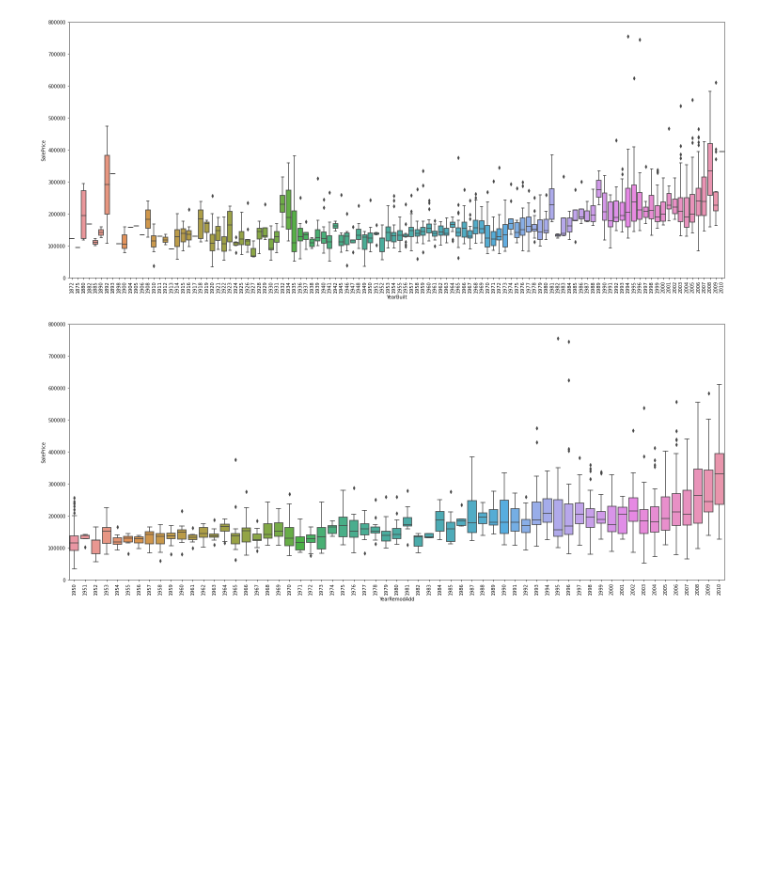
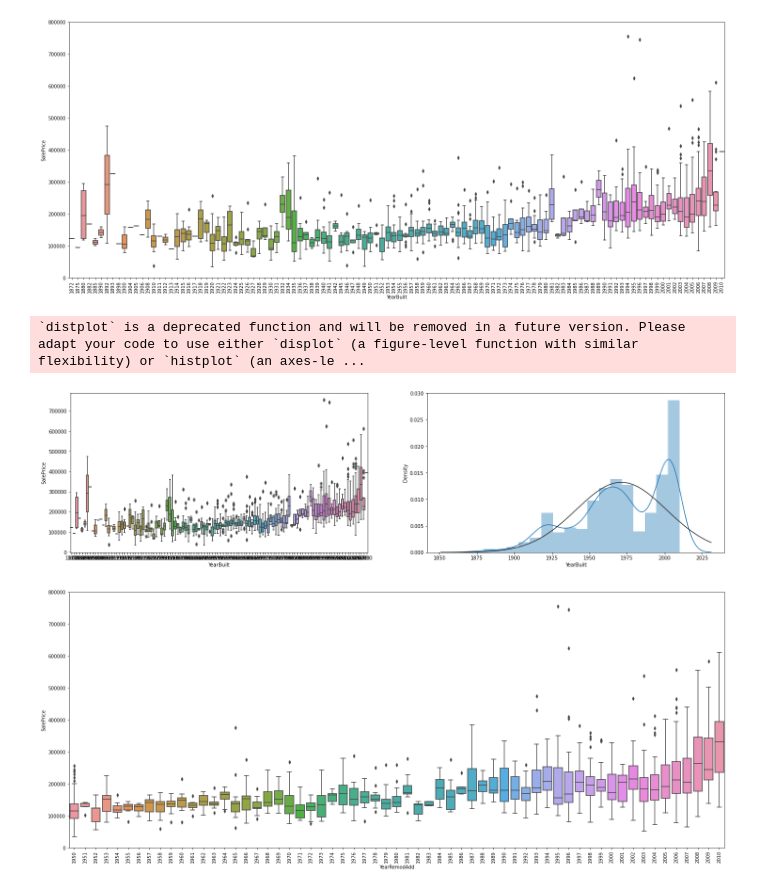
Before and after one commit to VascoBartolo/ML_project, a Jupyter notebook: 1_3_steps_on_CRISP_DM_ML_project.ipynb, the cells around one changed output. Saved outputs shown, nothing was run; the diff lists cells and outputs as text; code cells hidden in the pictures; blank space fills up the shorter version.

```diff
--- a/1_3_steps_on_CRISP_DM_ML_project.ipynb
+++ b/1_3_steps_on_CRISP_DM_ML_project.ipynb
@@ -438,6 +429,14 @@ fig.axis(ymin=0, ymax=800000);
 plt.xticks(rotation=90);
 # %% [output]
 [figure]
+# %%
+fig, axs = plt.subplots(1,2,figsize=(24,6))
+ax1 = sns.boxplot(x="YearBuilt", y="SalePrice", data=data, ax=axs[0])
+ax = sns.distplot(data['YearBuilt'], ax=axs[1],fit=norm);
+plt.close(2)
+# %% [output]
+`distplot` is a deprecated function and will be removed in a future version. Please adapt your code to use either `displot` (a figure-level function with similar flexibility) or `histplot` (an axes-le ...
+[figure, added]
 # %%
 data_aux5 = pd.concat([data['SalePrice'], data['YearRemodAdd']], axis=1)
 f, ax = plt.subplots(figsize=(25, 10))
```
Also changed, not shown: parts of 101 cells of this notebook.
